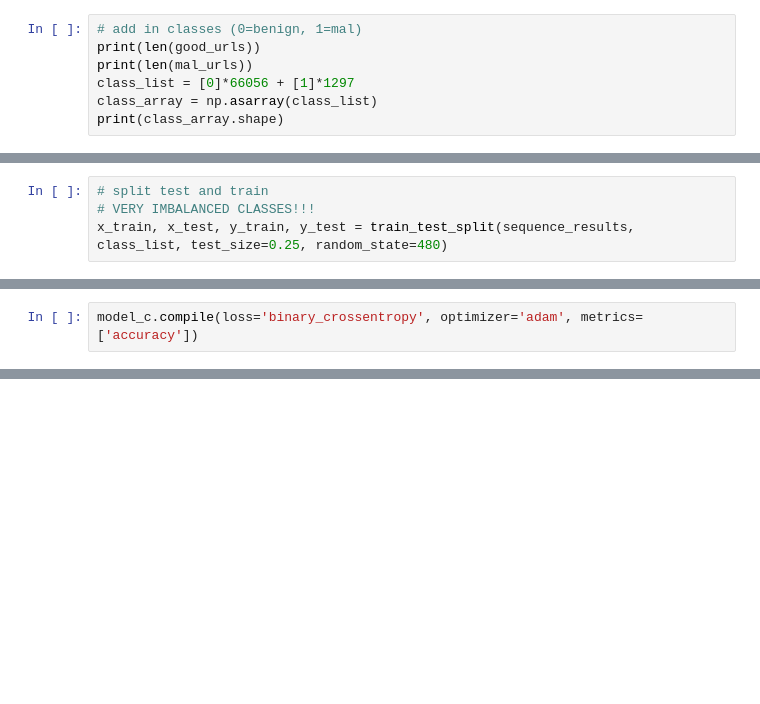
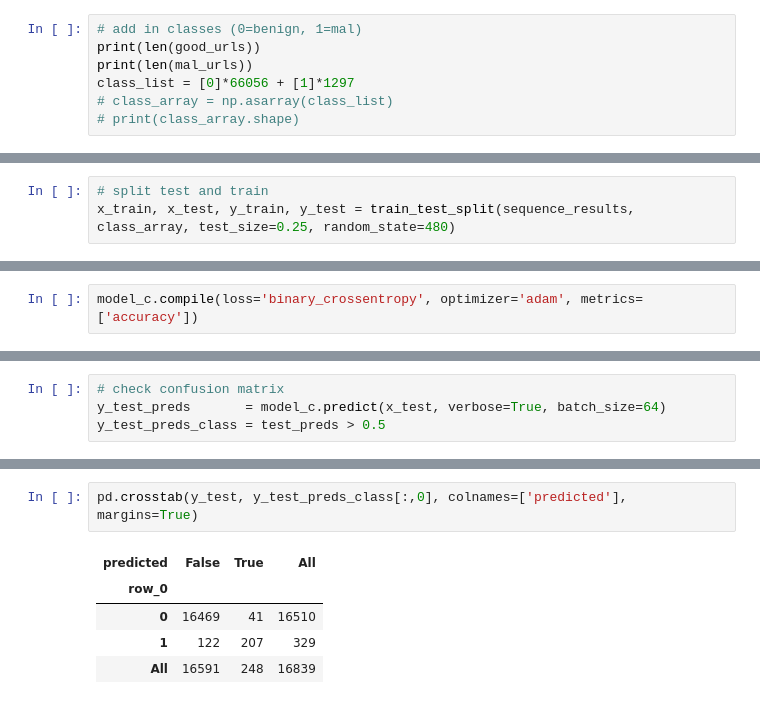
Before and after one commit to kgedney/anly590-homework, a Jupyter notebook: hw2.ipynb, the cells around one changed output, grey strips where cells are left out. Saved outputs shown, nothing was run; the diff lists cells and outputs as text; blank space fills up the shorter version.

```diff
--- a/hw2.ipynb
+++ b/hw2.ipynb
@@ -362,8 +361,8 @@ len(urls_list)
 print(len(good_urls))
 print(len(mal_urls))
 class_list = [0]*66056 + [1]*1297
-class_array = np.asarray(class_list)
-print(class_array.shape)
+# class_array = np.asarray(class_list)
+# print(class_array.shape)
 # %% [output]
 66056
 1297
@@ -385,5 +383,4 @@ sequence_results.shape
 (67353, 86)
 # %%
 # split test and train
-# VERY IMBALANCED CLASSES!!!
-x_train, x_test, y_train, y_test = train_test_split(sequence_results, class_list, test_size=0.25, random_state=480)
+x_train, x_test, y_train, y_test = train_test_split(sequence_results, class_array, test_size=0.25, random_state=480)
@@ -453,0 +463,4 @@ Epoch 4/4
+# %%
+# check confusion matrix
+y_test_preds       = model_c.predict(x_test, verbose=True, batch_size=64)
+y_test_preds_class = test_preds > 0.5
@@ -453,0 +469,8 @@ Epoch 4/4
+# %%
+pd.crosstab(y_test, y_test_preds_class[:,0], colnames=['predicted'], margins=True)
+# %% [output]
+| predicted | False | True | All |
+| row_0 |  |  |  |
+| 0 | 16469 | 41 | 16510 |
+| 1 | 122 | 207 | 329 |
+| All | 16591 | 248 | 16839 |
```
Also changed, not shown: parts of 6 cells of this notebook.
